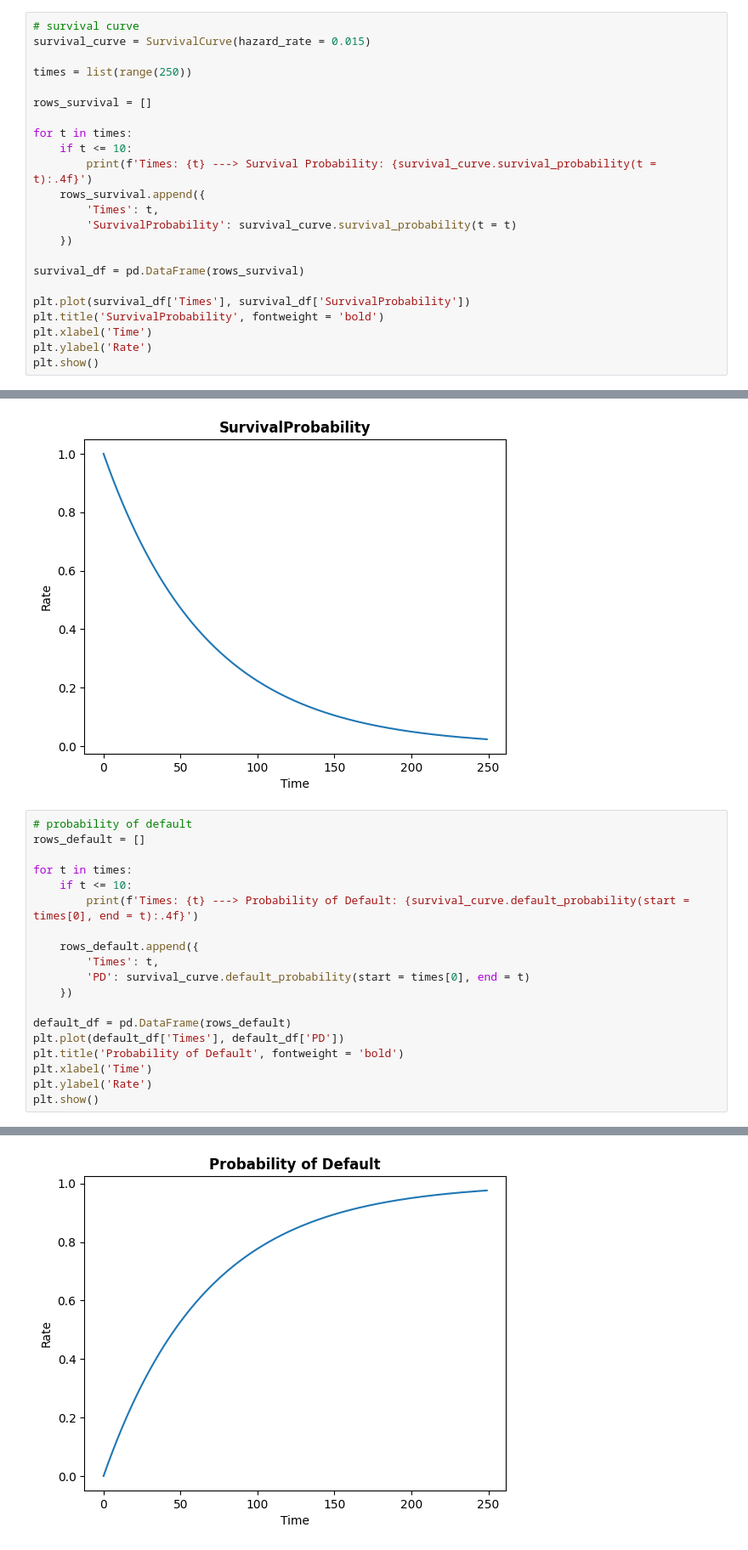
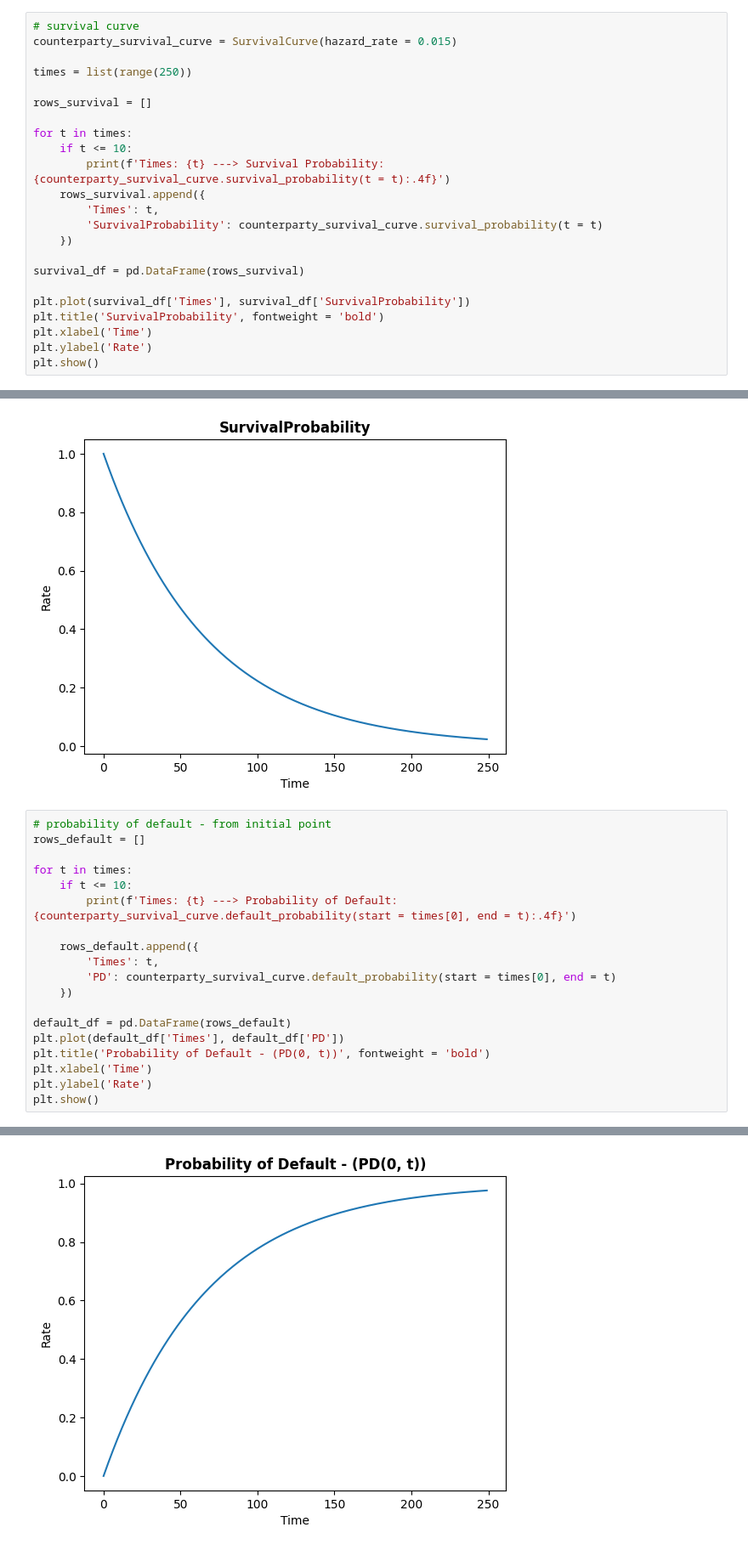
Before and after one commit to gorkemyencak/treasury-valuation-engine, a Jupyter notebook: notebooks/08_xva_framework.ipynb, the cells around one changed output, grey strips where cells are left out. Shown at 85% size. Cells and saved outputs as stored; diff of their text form.

```diff
--- a/notebooks/08_xva_framework.ipynb
+++ b/notebooks/08_xva_framework.ipynb
@@ -12,6 +31,6 @@ from src.curves.survival_curve import SurvivalCurve
 # %%
 # survival curve
-survival_curve = SurvivalCurve(hazard_rate = 0.015)
+counterparty_survival_curve = SurvivalCurve(hazard_rate = 0.015)
 
 times = list(range(250))
 
@@ -19,10 +38,10 @@ rows_survival = []
 
 for t in times:
     if t <= 10:
-        print(f'Times: {t} ---> Survival Probability: {survival_curve.survival_probability(t = t):.4f}')
+        print(f'Times: {t} ---> Survival Probability: {counterparty_survival_curve.survival_probability(t = t):.4f}')
     rows_survival.append({
         'Times': t,
-        'SurvivalProbability': survival_curve.survival_probability(t = t)
+        'SurvivalProbability': counterparty_survival_curve.survival_probability(t = t)
     })
 
 survival_df = pd.DataFrame(rows_survival)
@@ -46,34 +65,34 @@ Times: 9 ---> Survival Probability: 0.8737
 Times: 10 ---> Survival Probability: 0.8607
 [figure]
 # %%
-# probability of default
+# probability of default - from initial point
 rows_default = []
 
 for t in times:
     if t <= 10:
-        print(f'Times: {t} ---> Probability of Default: {survival_curve.default_probability(start = times[0], end = t):.4f}')
+        print(f'Times: {t} ---> Probability of Default: {counterparty_survival_curve.default_probability(start = times[0], end = t):.4f}')
 
     rows_default.append({
         'Times': t,
-        'PD': survival_curve.default_probability(start = times[0], end = t)
+        'PD': counterparty_survival_curve.default_probability(start = times[0], end = t)
     })
 
 default_df = pd.DataFrame(rows_default)
 plt.plot(default_df['Times'], default_df['PD'])
-plt.title('Probability of Default', fontweight = 'bold')
+plt.title('Probability of Default - (PD(0, t))', fontweight = 'bold')
 plt.xlabel('Time')
 plt.ylabel('Rate')
 plt.show()
 # %% [output]
 Times: 0 ---> Probability of Default: 0.0000
 Times: 1 ---> Probability of Default: 0.0149
 Times: 2 ---> Probability of Default: 0.0296
 Times: 3 ---> Probability of Default: 0.0440
 Times: 4 ---> Probability of Default: 0.0582
 Times: 5 ---> Probability of Default: 0.0723
 Times: 6 ---> Probability of Default: 0.0861
 Times: 7 ---> Probability of Default: 0.0997
 Times: 8 ---> Probability of Default: 0.1131
 Times: 9 ---> Probability of Default: 0.1263
 Times: 10 ---> Probability of Default: 0.1393
-[figure, old version]
+[figure, new version]
```
Also changed, not shown: parts of 10 cells of this notebook, 4 other files.
